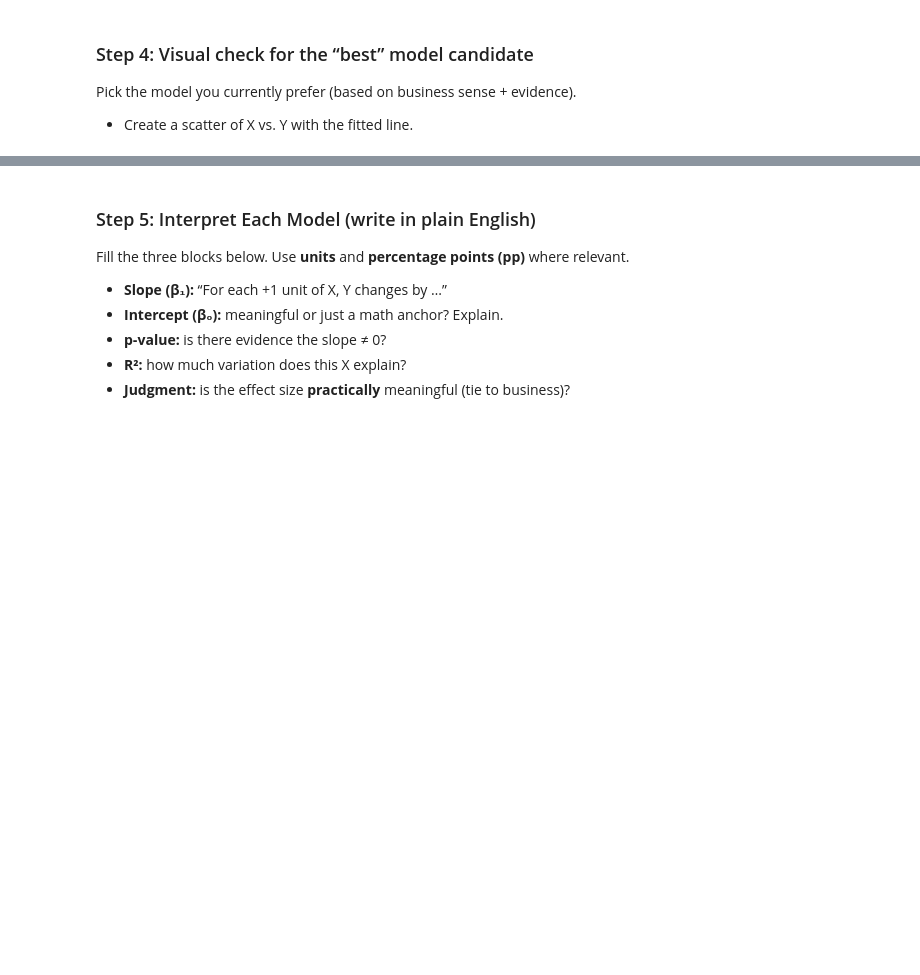
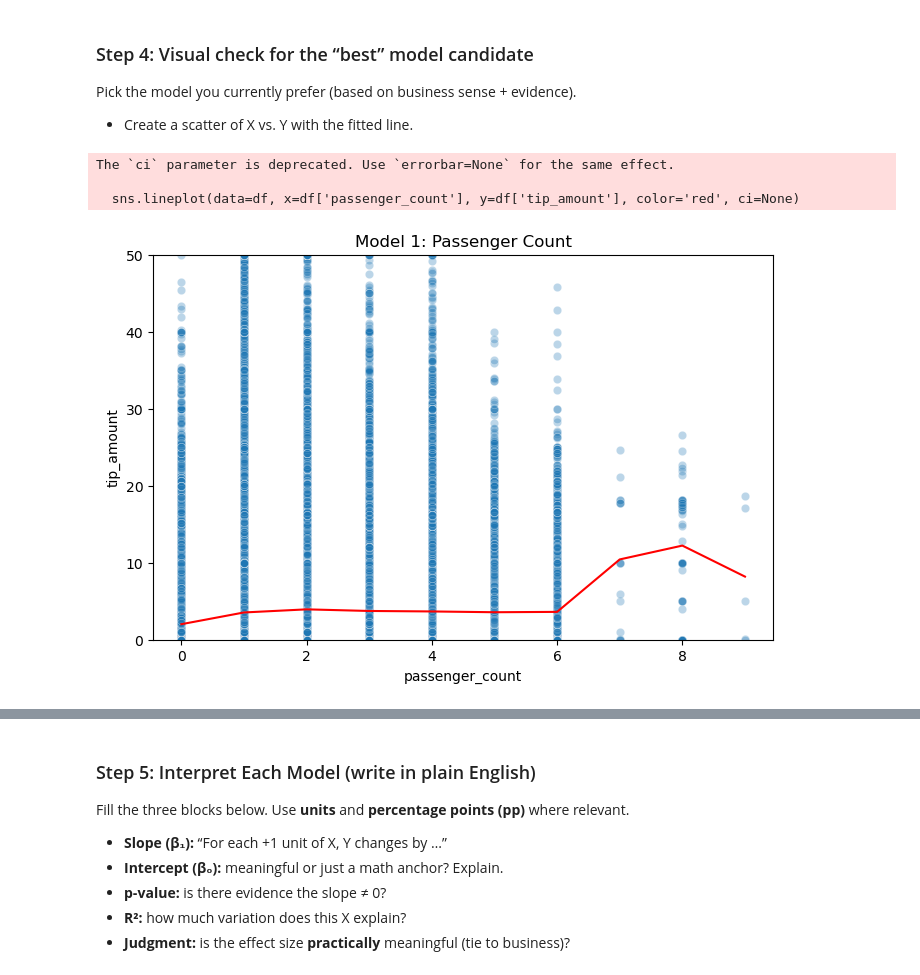
Before and after one commit to ro-the-creator/DA2025_Lectures, a Jupyter notebook: Mod6/CodeAssignments/Mod6L5_CodeAssignment_STUDENT.ipynb, the cells around one changed output, grey strips where cells are left out. Saved outputs shown, nothing was run; the diff lists cells and outputs as text; code cells hidden in the pictures; blank space fills up the shorter version.

```diff
--- a/Mod6/CodeAssignments/Mod6L5_CodeAssignment_STUDENT.ipynb
+++ b/Mod6/CodeAssignments/Mod6L5_CodeAssignment_STUDENT.ipynb
@@ -181,3 +219,18 @@ P-value tells us that there is a statistically significant effect, but the R-squ
 
 Pick the model you currently prefer (based on business sense + evidence).
 - Create a scatter of X vs. Y with the fitted line.
+# %%
+import seaborn as sns
+import matplotlib.pyplot as plt
+
+plt.figure(figsize=(8,5))
+sns.scatterplot(data=df, x=df['passenger_count'], y=df['tip_amount'], alpha=0.3)
+sns.lineplot(data=df, x=df['passenger_count'], y=df['tip_amount'], color='red', ci=None)
+plt.ylim((0,50))
+plt.title('Model 1: Passenger Count')
+plt.show()
+# %% [output]
+The `ci` parameter is deprecated. Use `errorbar=None` for the same effect.
+
+  sns.lineplot(data=df, x=df['passenger_count'], y=df['tip_amount'], color='red', ci=None)
+[figure, added]
```
Also changed, not shown: parts of 6 cells of this notebook, 5 other files.
